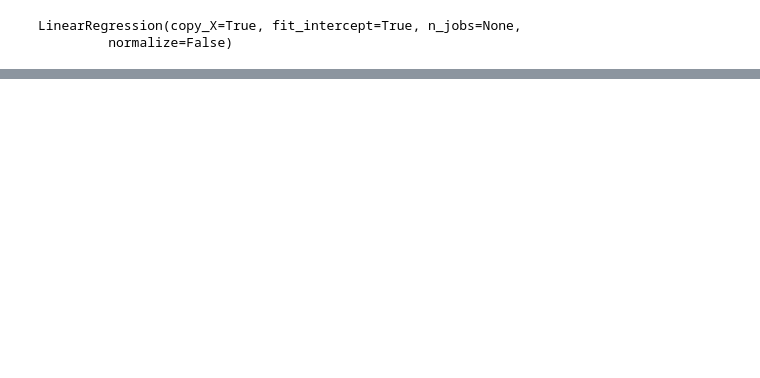
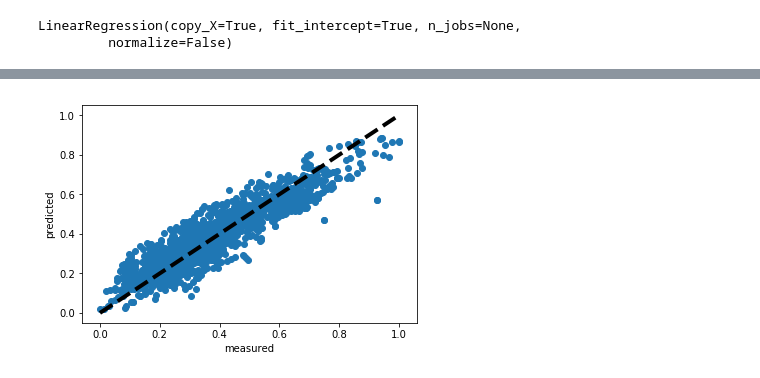
Before and after one commit to mlindsey19/Deep-Learning-dexa, a Jupyter notebook: dxadata.ipynb, the cells around one changed output, grey strips where cells are left out. Cells and saved outputs as stored; diff of their text form; code cells hidden in the pictures; blank space fills up the shorter version.

```diff
--- a/dxadata.ipynb
+++ b/dxadata.ipynb
@@ -330,0 +377,9 @@ mae:  0.058
+# %%
+fig, ax = plt.subplots()
+ax.scatter(YVALIDATION, y_predicted)
+ax.plot([YVALIDATION.min(), YVALIDATION.max()], [YVALIDATION.min(), YVALIDATION.max()], 'k--', lw=4)
+ax.set_xlabel('measured')
+ax.set_ylabel('predicted')
+plt.show()
+# %% [output]
+[figure, added]
```
Also changed, not shown: parts of 18 cells of this notebook.
